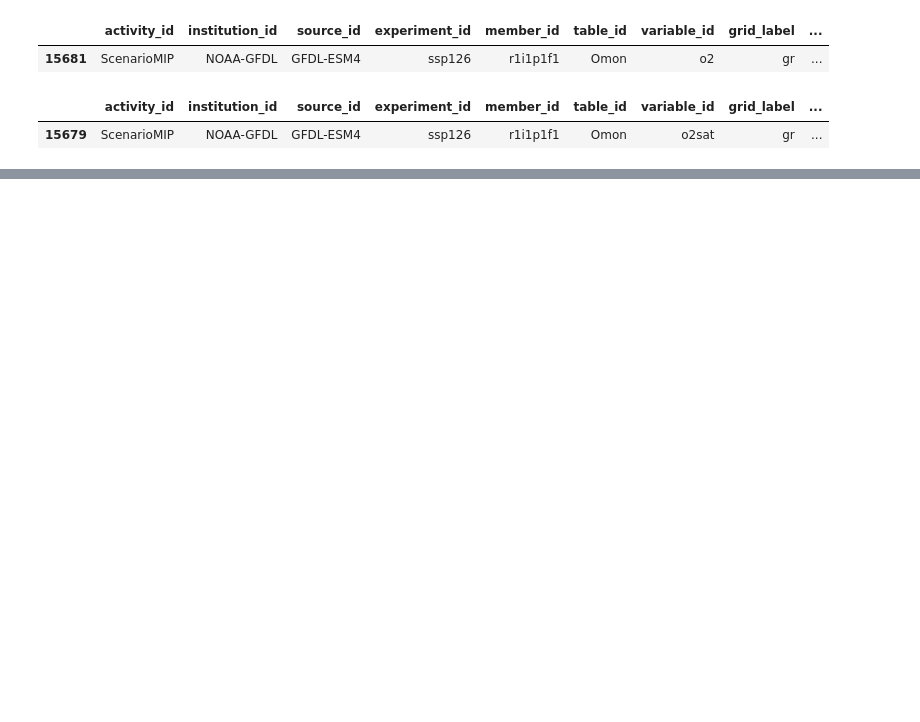
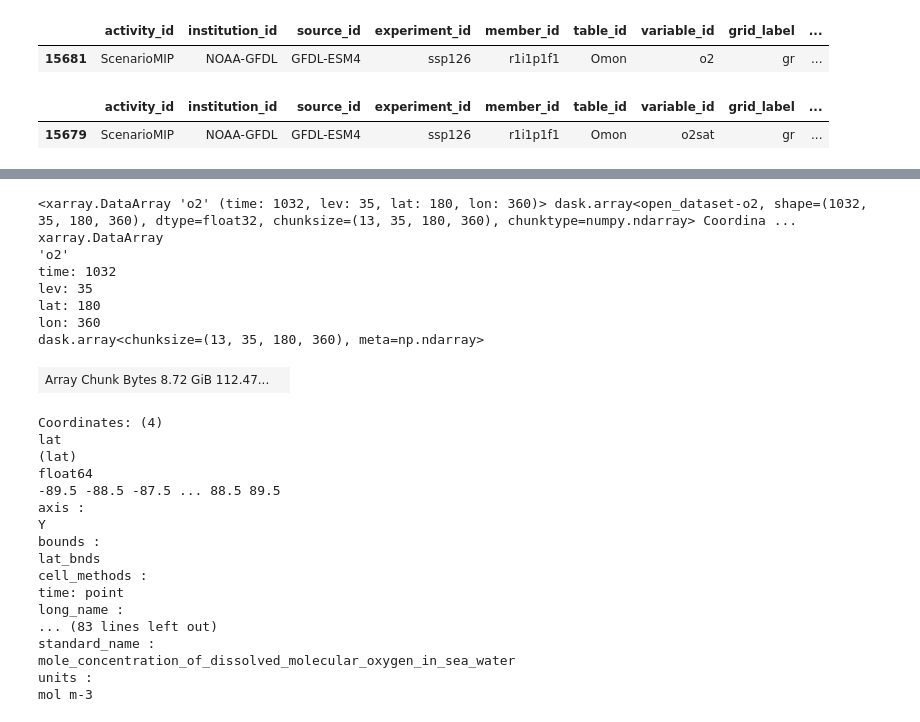
Before and after one commit to EES-3506-5506/final_holtzman, a Jupyter notebook: notebooks/Datasets.ipynb, the cells around one changed output, grey strips where cells are left out. Drawn from its saved outputs; the diff is of its cells as text; code cells hidden in the pictures; blank space fills up the shorter version.

```diff
--- a/notebooks/Datasets.ipynb
+++ b/notebooks/Datasets.ipynb
@@ -105,0 +89,29 @@ SSP5_85_o2sat
+# %%
+O2_SSP126
+# %% [output]
+<xarray.DataArray 'o2' (time: 1032, lev: 35, lat: 180, lon: 360)> dask.array<open_dataset-o2, shape=(1032, 35, 180, 360), dtype=float32, chunksize=(13, 35, 180, 360), chunktype=numpy.ndarray> Coordina ...
+xarray.DataArray
+'o2'
+time: 1032
+lev: 35
+lat: 180
+lon: 360
+dask.array<chunksize=(13, 35, 180, 360), meta=np.ndarray>
+| Array Chunk Bytes 8.72 GiB 112.47... |  |
+Coordinates: (4)
+lat
+(lat)
+float64
+-89.5 -88.5 -87.5 ... 88.5 89.5
+axis :
+Y
+bounds :
+lat_bnds
+cell_methods :
+time: point
+long_name :
+... (83 lines left out)
+standard_name :
+mole_concentration_of_dissolved_molecular_oxygen_in_sea_water
+units :
+mol m-3
```
Also changed, not shown: parts of 9 cells of this notebook, 1 other file.
